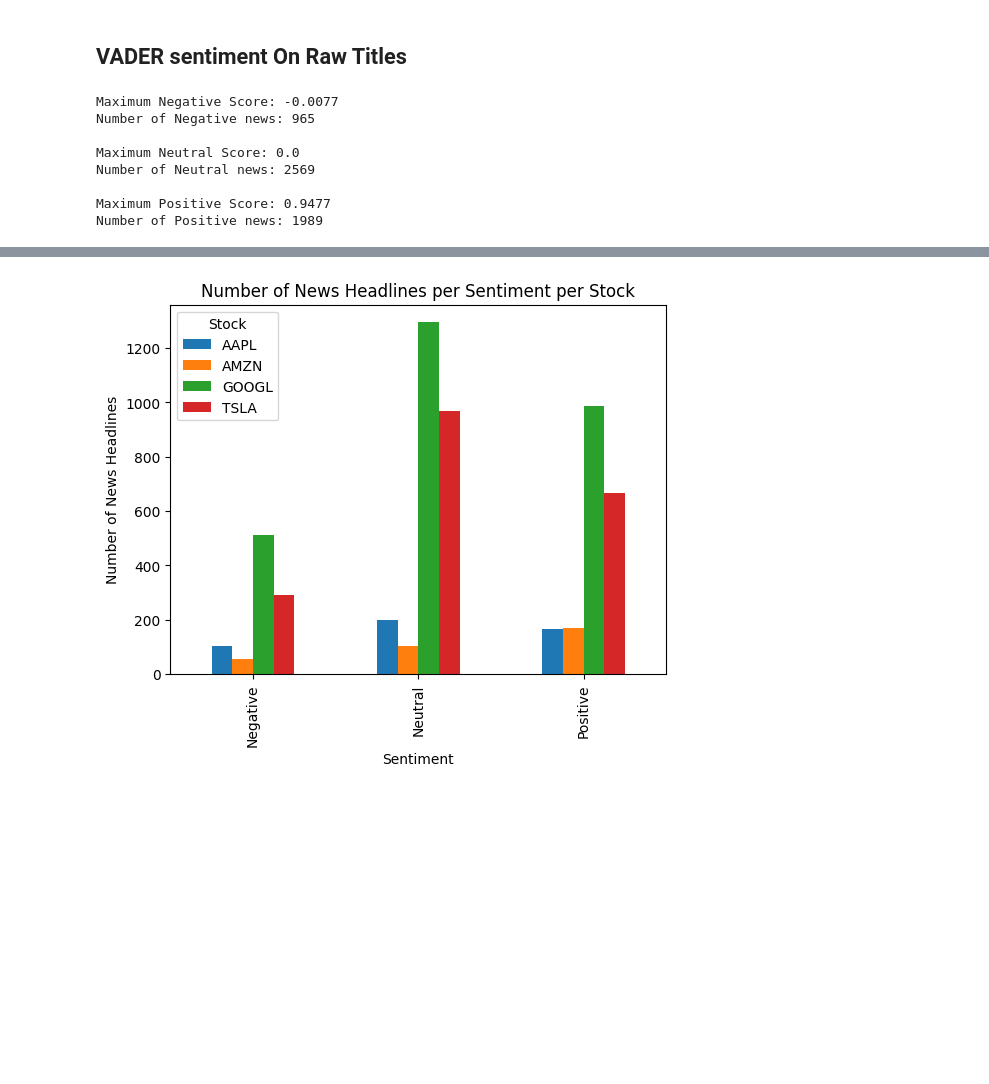
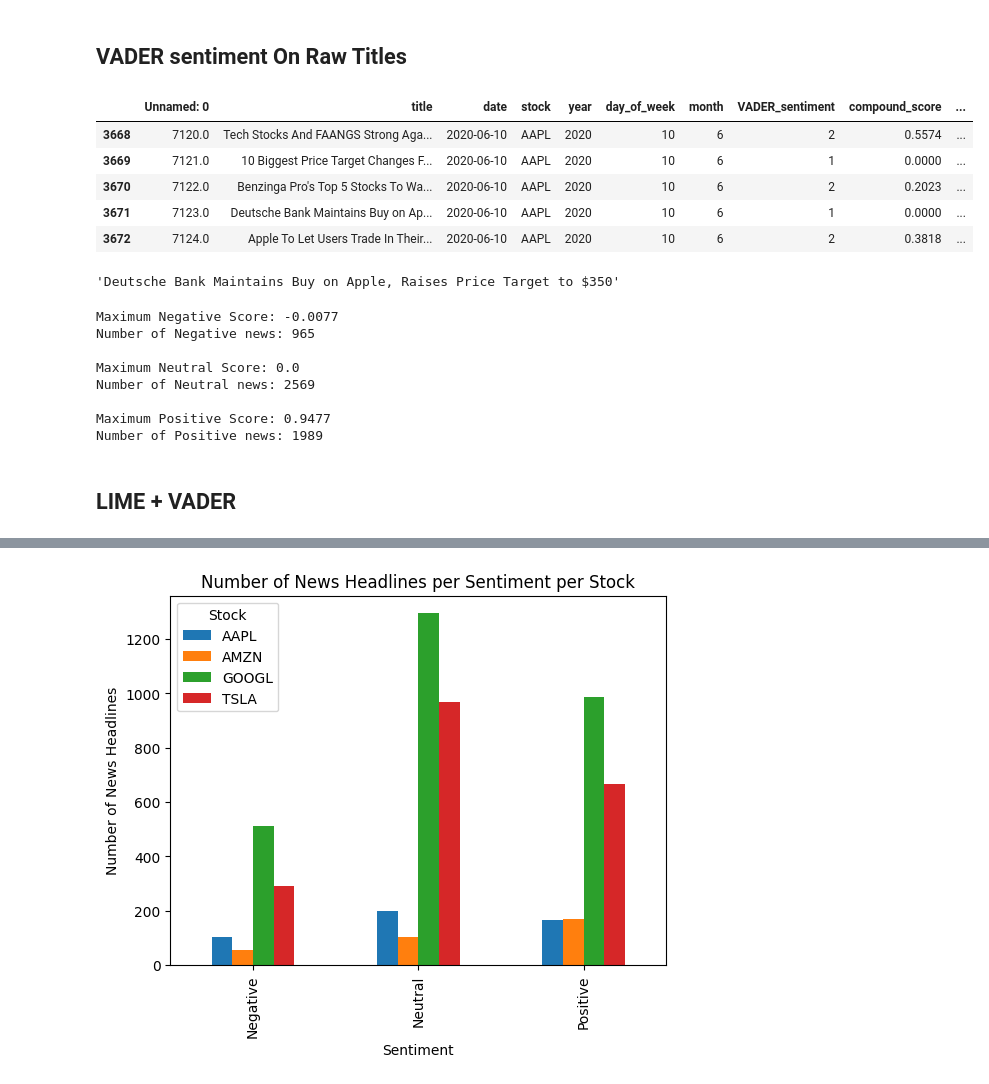
Before and after one commit to sohamthirty/Stock-Price-Prediction-with-Sentiment-Analysis, a Jupyter notebook: Financial_news.ipynb, the cells around one changed output, grey strips where cells are left out. Cells and saved outputs as stored; diff of their text form; code cells hidden in the pictures; blank space fills up the shorter version.

```diff
--- a/Financial_news.ipynb
+++ b/Financial_news.ipynb
@@ -350,8 +352,10 @@ def perform_sentiment_analysis(df, col):
     compound_scores = sentiment_scores.apply(lambda x: x['compound'])
 
     # Map the compound scores to sentiment labels
-    sentiment_labels = compound_scores.apply(lambda x: 'Positive' if x > 0 else 'Negative' if x < 0 else 'Neutral')
-
+    sentiment_labels = compound_scores.apply(lambda x: 2 if x > 0 else 0 if x < 0 else 1)
+    # 0 : negative
+    # 1 : neutral
+    # positive : positive
     # Add sentiment labels to the DataFrame
     df['VADER_sentiment'] = sentiment_labels
     df['compound_score'] = compound_scores
@@ -361,5 +366,18 @@ def perform_sentiment_analysis(df, col):
 # function call
 df_news = perform_sentiment_analysis(filtered_analytics,'title')
+# %%
+df_news.head()
+# %% [output]
+|  | Unnamed: 0 | title | date | stock | year | day_of_week | month | VADER_sentiment | compound_score | ... |
+| 3668 | 7120.0 | Tech Stocks And FAANGS Strong Aga... | 2020-06-10 | AAPL | 2020 | 10 | 6 | 2 | 0.5574 | ... |
+| 3669 | 7121.0 | 10 Biggest Price Target Changes F... | 2020-06-10 | AAPL | 2020 | 10 | 6 | 1 | 0.0000 | ... |
+| 3670 | 7122.0 | Benzinga Pro's Top 5 Stocks To Wa... | 2020-06-10 | AAPL | 2020 | 10 | 6 | 2 | 0.2023 | ... |
+| 3671 | 7123.0 | Deutsche Bank Maintains Buy on Ap... | 2020-06-10 | AAPL | 2020 | 10 | 6 | 1 | 0.0000 | ... |
+| 3672 | 7124.0 | Apple To Let Users Trade In Their... | 2020-06-10 | AAPL | 2020 | 10 | 6 | 2 | 0.3818 | ... |
+# %%
+df_news.iloc[3][1]
+# %% [output]
+'Deutsche Bank Maintains Buy on Apple, Raises Price Target to $350'
 # %%
 def get_sentiment_stats(df, sentiment_label):
     sentiment_rows = df[df['VADER_sentiment'] == sentiment_label]
@@ -388,3 +406,5 @@ Number of Neutral news: 2569
 
 Maximum Positive Score: 0.9477
 Number of Positive news: 1989
+# %% [markdown]
+## LIME + VADER
```
Also changed, not shown: parts of 9 cells of this notebook.
